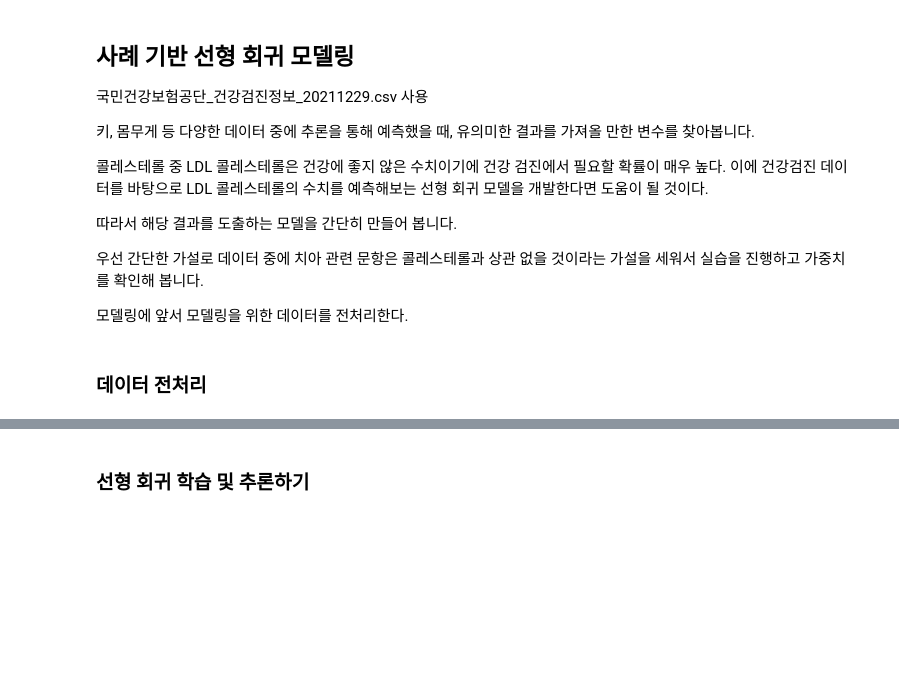
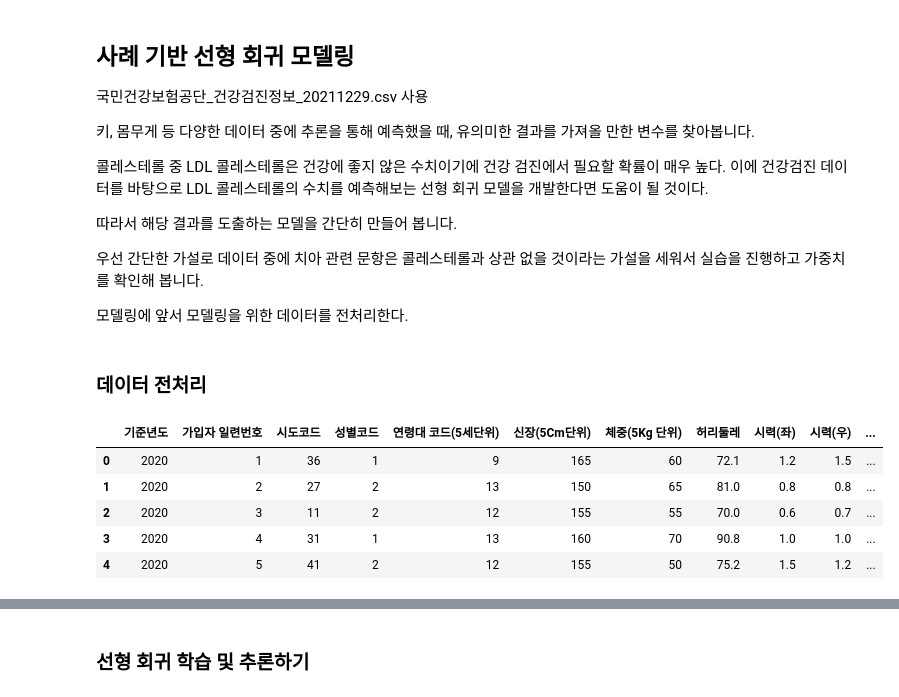
Before and after one commit to youse0ng/AICE_, a Jupyter notebook: AICE_08_지도학습으로AI모델링하기.ipynb, the cells around one changed output, grey strips where cells are left out. Drawn from its saved outputs; the diff is of its cells as text; code cells hidden in the pictures; blank space fills up the shorter version.

```diff
--- a/AICE_08_지도학습으로AI모델링하기.ipynb
+++ b/AICE_08_지도학습으로AI모델링하기.ipynb
@@ -124,14 +148,21 @@ plt.show()
 # %%
 import pandas as pd
 
 # 데이터 불러오기
-df=pd.read_csv("/content/HP_SCR_2020.CSV",encoding='cp949')
+df=pd.read_csv("HP_SCR_2020.CSV",encoding='cp949')
 
 # pandas display 옵션 조정을 통해 View 범위 확정하기
 pd.set_option('display.max_columns',None) # display 옵션을 통한 전체 열 확장
 
 # 데이터 확인하기
 df.head()
+# %% [output]
+|  | 기준년도 | 가입자 일련번호 | 시도코드 | 성별코드 | 연령대 코드(5세단위) | 신장(5Cm단위) | 체중(5Kg 단위) | 허리둘레 | 시력(좌) | 시력(우) | ... |
+| 0 | 2020 | 1 | 36 | 1 | 9 | 165 | 60 | 72.1 | 1.2 | 1.5 | ... |
+| 1 | 2020 | 2 | 27 | 2 | 13 | 150 | 65 | 81.0 | 0.8 | 0.8 | ... |
+| 2 | 2020 | 3 | 11 | 2 | 12 | 155 | 55 | 70.0 | 0.6 | 0.7 | ... |
+| 3 | 2020 | 4 | 31 | 1 | 13 | 160 | 70 | 90.8 | 1.0 | 1.0 | ... |
+| 4 | 2020 | 5 | 41 | 2 | 12 | 155 | 50 | 75.2 | 1.5 | 1.2 | ... |
 # %%
 # 가설을 참고하여 (치아와 관련된 문항+ 시력,청력) 데이터 컬럼 삭제
 # 시력 청력 치아 관련 칼럼은 관계없다라는 가정으로 열 제거
```
Also changed, not shown: parts of 6 cells of this notebook.
